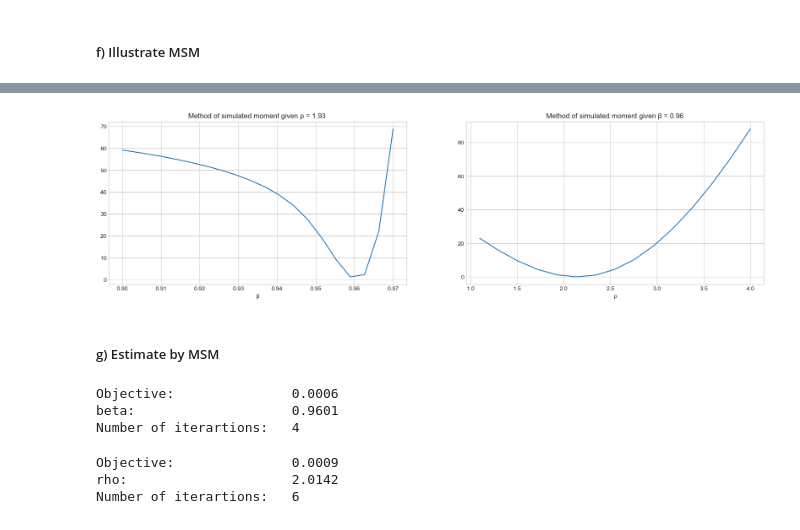
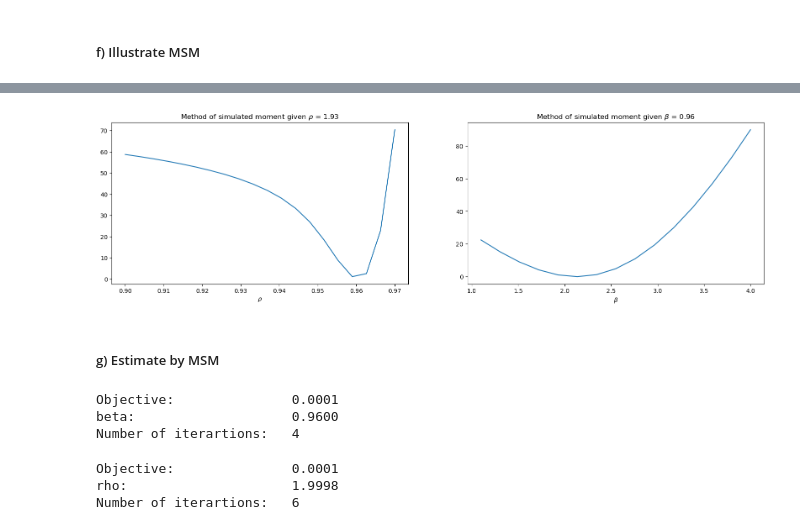
Before and after one commit to bschjerning/dp_ucph, a Jupyter notebook: 3_discrete_continuous_choice/exercises/ex_post/04_estimate_buffer_stock.ipynb, the cells around one changed output, grey strips where cells are left out. Cells and saved outputs as stored; diff of their text form; code cells hidden in the pictures.

Commit message:
Part 3: initial push

```diff
--- a/3_discrete_continuous_choice/exercises/ex_post/04_estimate_buffer_stock.ipynb
+++ b/3_discrete_continuous_choice/exercises/ex_post/04_estimate_buffer_stock.ipynb
@@ -214,7 +209,7 @@ Number of iterartions:   19
 # %% [markdown]
 ##### e) MSM Settings
 # %%
-par.simN = 30000
+par.simN = 50000
 par.moments_minage = 40
 par.moments_maxage = 55
 par.moments_numsim = 1
@@ -231,24 +225,27 @@ data.moments = estimate.calc_moments(par,data)
 # %% [markdown]
 ##### f) Illustrate MSM
 # %%
-# Make grid
+# 1. make grids for parameters
 Nbeta = 20
 Nrho = 15
 beta = np.linspace(0.9,0.97,Nbeta)
 rho = np.linspace(1.1,4,Nrho)
 
-# Allocate
-obj = np.nan + np.zeros((Nbeta,Nrho))
+# 2. allocate
+obj = np.zeros((Nbeta,Nrho)) + np.nan
 
-# Find objective function for each combination of beta and rho
+# 3. find objective function for each combination of beta and rho
 for i in range(Nbeta):
+
     print(i)
+
     for j in range(Nrho):
+
         est_par = ['beta','rho']
         theta0 = [beta[i], rho[j]]
         obj[i,j]=estimate.sum_squared_diff_moments(theta0,model,est_par,data)
 
-#Re-inset the true parameters
+# 4. re-inset the true parameters
 par.beta = copy.copy(par_beta)
 par.rho = copy.copy(par_rho)
 # %% [output]
@@ -300,57 +296,51 @@ plt.show()
 # %%
-# Plot figure in two dimensions
-i_rho = abs(par_rho - rho).argmin(0) #index of rho closest to true rho
-i_beta = abs(par_beta - beta).argmin(0) #index of beta closest to true beta
+# index of parameters closest to true parameter
+i_rho = abs(par_rho - rho).argmin(0)
+i_beta = abs(par_beta - beta).argmin(0)
 
-#Set up figure
-fig = plt.figure(figsize=(20,5))# figsize is in inches...
+fig, ax = plt.subplots(1, 2, figsize=(20,5))
 
-ax = fig.add_subplot(1,2,1)
-ax.plot(beta,obj[:,i_rho])
-ax.set_xlabel(f'\u03B2')
-ax.set_title(f'Method of simulated moment given \u03C1 = {rho[i_rho]:.2f} ')
+ax[0].plot(beta, obj[:, i_rho])
+ax[0].set_xlabel(r'$\rho$')
+ax[0].set_title(rf'Method of simulated moment given $\rho$ = {rho[i_rho]:.2f} ')
 
-ax = fig.add_subplot(1,2,2)
-ax.plot(rho,obj[i_beta,:])
-ax.set_xlabel(f'\u03C1')
-ax.set_title(f'Method of simulated moment given \u03B2 = {beta[i_beta]:.2f}')
-
-
-plt.show()
+ax[1].plot(rho, obj[i_beta, :])
+ax[1].set_xlabel(r'$\beta$')
+ax[1].set_title(rf'Method of simulated moment given $\beta$ = {beta[i_beta]:.2f}');
 # %% [output]
-[figure, old version]
+[figure, new version]
 # %% [markdown]
 ##### g) Estimate by MSM
 # %%
-est_par = ['beta'] # Parameter to estimate
-theta0 = [0.92] # Initial guess
+est_par = ['beta'] # parameter to estimate
+theta0 = [0.92] # initial guess
 
-est = estimate.method_simulated_moments(model, est_par,theta0,data)
+est = estimate.method_simulated_moments(model, est_par, theta0, data)
 
-#Re-inset the true parameters
+# re-inset the true parameters
 par.beta = copy.copy(par_beta)
 
 print(f'Objective:               {est.fun:.4f}')
 print(f'beta:                    {est.x[0]:.4f}')
 print(f'Number of iterartions:   {est.nit}')
 # %% [output]
-Objective:               0.0006
-beta:                    0.9601
+Objective:               0.0001
+beta:                    0.9600
 Number of iterartions:   4
 # %%
-est_par = ['rho'] # Parameter to estimate
-theta0 = [4] # Initial guess
+est_par = ['rho'] # parameter to estimate
+theta0 = [4] # initial guess
 
-est = estimate.method_simulated_moments(model, est_par,theta0,data)
+est = estimate.method_simulated_moments(model, est_par, theta0, data)
 
-#Re-inset the true parameters
+# re-inset the true parameters
 par.rho = copy.copy(par_rho)
 
 print(f'Objective:               {est.fun:.4f}')
 print(f'rho:                     {est.x[0]:.4f}')
 print(f'Number of iterartions:   {est.nit}')
 # %% [output]
-Objective:               0.0009
-rho:                     2.0142
+Objective:               0.0001
+rho:                     1.9998
 Number of iterartions:   6
 # %%
```
Also changed, not shown: parts of 16 cells of this notebook, 15 other files.
